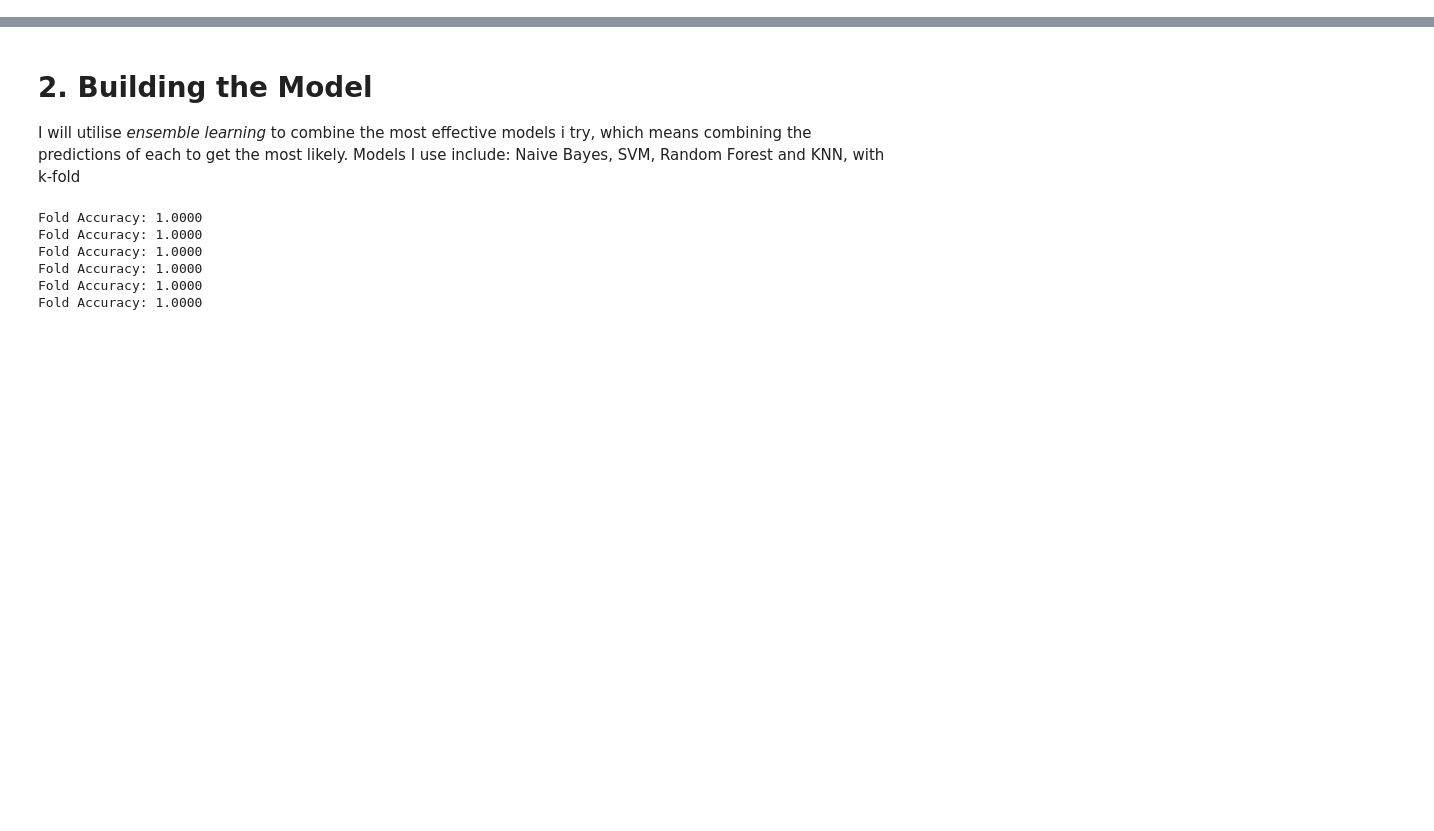
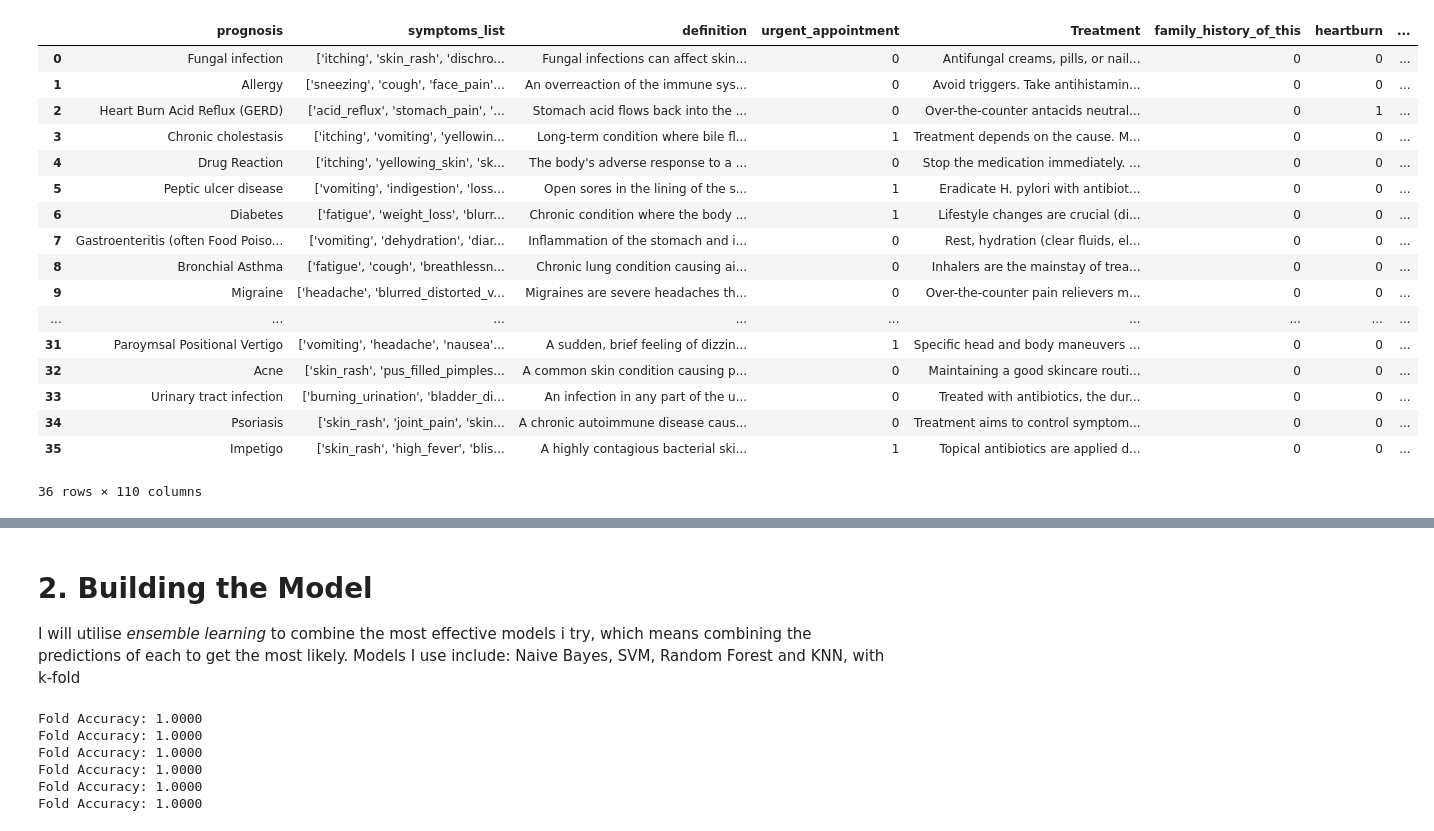
Before and after one commit to cegavix/Virtual-Doctors-Chatbot, a Jupyter notebook: Templated_based_Chatbot/create_diagnosis_model.ipynb, the cells around one changed output, grey strips where cells are left out. Drawn from its saved outputs; the diff is of its cells as text; code cells hidden in the pictures; blank space fills up the shorter version.

```diff
--- a/Templated_based_Chatbot/create_diagnosis_model.ipynb
+++ b/Templated_based_Chatbot/create_diagnosis_model.ipynb
@@ -61 +91,23 @@ Name: count, dtype: int64
+# %%
+df = pd.read_csv('Datasets/custom_training_encoded.csv')
+df
+# %% [output]
+|  | prognosis | symptoms_list | definition | urgent_appointment | Treatment | family_history_of_this | heartburn | ... |
+| 0 | Fungal infection | ['itching', 'skin_rash', 'dischro... | Fungal infections can affect skin... | 0 | Antifungal creams, pills, or nail... | 0 | 0 | ... |
+| 1 | Allergy | ['sneezing', 'cough', 'face_pain'... | An overreaction of the immune sys... | 0 | Avoid triggers. Take antihistamin... | 0 | 0 | ... |
+| 2 | Heart Burn Acid Reflux (GERD) | ['acid_reflux', 'stomach_pain', '... | Stomach acid flows back into the ... | 0 | Over-the-counter antacids neutral... | 0 | 1 | ... |
+| 3 | Chronic cholestasis | ['itching', 'vomiting', 'yellowin... | Long-term condition where bile fl... | 1 | Treatment depends on the cause. M... | 0 | 0 | ... |
+| 4 | Drug Reaction | ['itching', 'yellowing_skin', 'sk... | The body's adverse response to a ... | 0 | Stop the medication immediately. ... | 0 | 0 | ... |
+| 5 | Peptic ulcer disease | ['vomiting', 'indigestion', 'loss... | Open sores in the lining of the s... | 1 | Eradicate H. pylori with antibiot... | 0 | 0 | ... |
+| 6 | Diabetes | ['fatigue', 'weight_loss', 'blurr... | Chronic condition where the body ... | 1 | Lifestyle changes are crucial (di... | 0 | 0 | ... |
+| 7 | Gastroenteritis (often Food Poiso... | ['vomiting', 'dehydration', 'diar... | Inflammation of the stomach and i... | 0 | Rest, hydration (clear fluids, el... | 0 | 0 | ... |
+| 8 | Bronchial Asthma | ['fatigue', 'cough', 'breathlessn... | Chronic lung condition causing ai... | 0 | Inhalers are the mainstay of trea... | 0 | 0 | ... |
+| 9 | Migraine | ['headache', 'blurred_distorted_v... | Migraines are severe headaches th... | 0 | Over-the-counter pain relievers m... | 0 | 0 | ... |
+| ... | ... | ... | ... | ... | ... | ... | ... | ... |
+| 31 | Paroymsal Positional Vertigo | ['vomiting', 'headache', 'nausea'... | A sudden, brief feeling of dizzin... | 1 | Specific head and body maneuvers ... | 0 | 0 | ... |
+| 32 | Acne | ['skin_rash', 'pus_filled_pimples... | A common skin condition causing p... | 0 | Maintaining a good skincare routi... | 0 | 0 | ... |
+| 33 | Urinary tract infection | ['burning_urination', 'bladder_di... | An infection in any part of the u... | 0 | Treated with antibiotics, the dur... | 0 | 0 | ... |
+| 34 | Psoriasis | ['skin_rash', 'joint_pain', 'skin... | A chronic autoimmune disease caus... | 0 | Treatment aims to control symptom... | 0 | 0 | ... |
+| 35 | Impetigo | ['skin_rash', 'high_fever', 'blis... | A highly contagious bacterial ski... | 1 | Topical antibiotics are applied d... | 0 | 0 | ... |
+36 rows × 110 columns
 # %%
```
Also changed, not shown: parts of 22 cells of this notebook, 25 other files.
